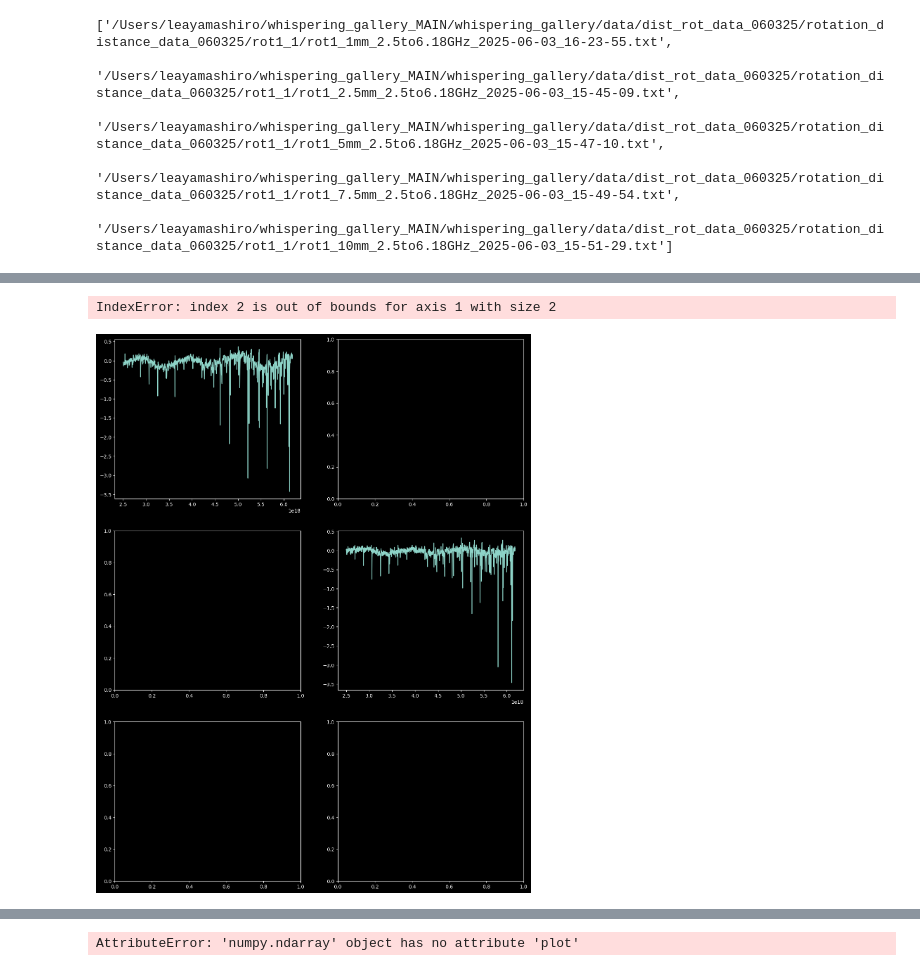
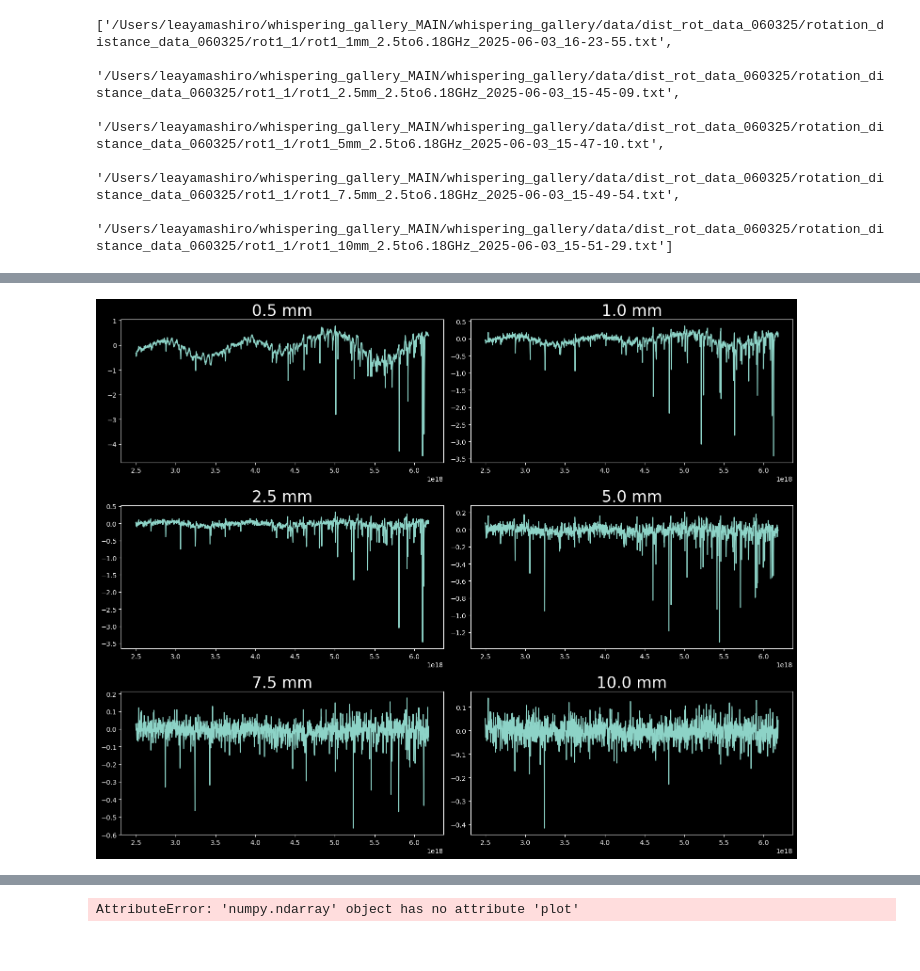
Before and after one commit to leay01/whispering_gallery_MAIN, a Jupyter notebook: WGM_clean/analysis_060325/rotations_distance.ipynb, the cells around one changed output, grey strips where cells are left out. Drawn from its saved outputs; the diff is of its cells as text; code cells hidden in the pictures.

```diff
--- a/WGM_clean/analysis_060325/rotations_distance.ipynb
+++ b/WGM_clean/analysis_060325/rotations_distance.ipynb
@@ -241,10 +293,7 @@ plot_distance_dict(rot7_dict)
-# %%
-fig, ax = plt.subplots((len(testing_dict1) -2), 2, figsize = (15, 20))
-for i in range(len(testing_dict1)):
-    ax[i, i].plot(testing_dict1[i]['freqs'], testing_dict1[i]['subtracted'])
-# %% [output]
-IndexError: index 2 is out of bounds for axis 1 with size 2
-[figure, removed]
+# %%
+plot_distance_dict(rot1_1_dict)
+# %% [output]
+[figure, added]
 # %%
 rot1_dict_df = pd.DataFrame(testing_dict1)
 # %%
```
Also changed, not shown: parts of 14 cells of this notebook.
